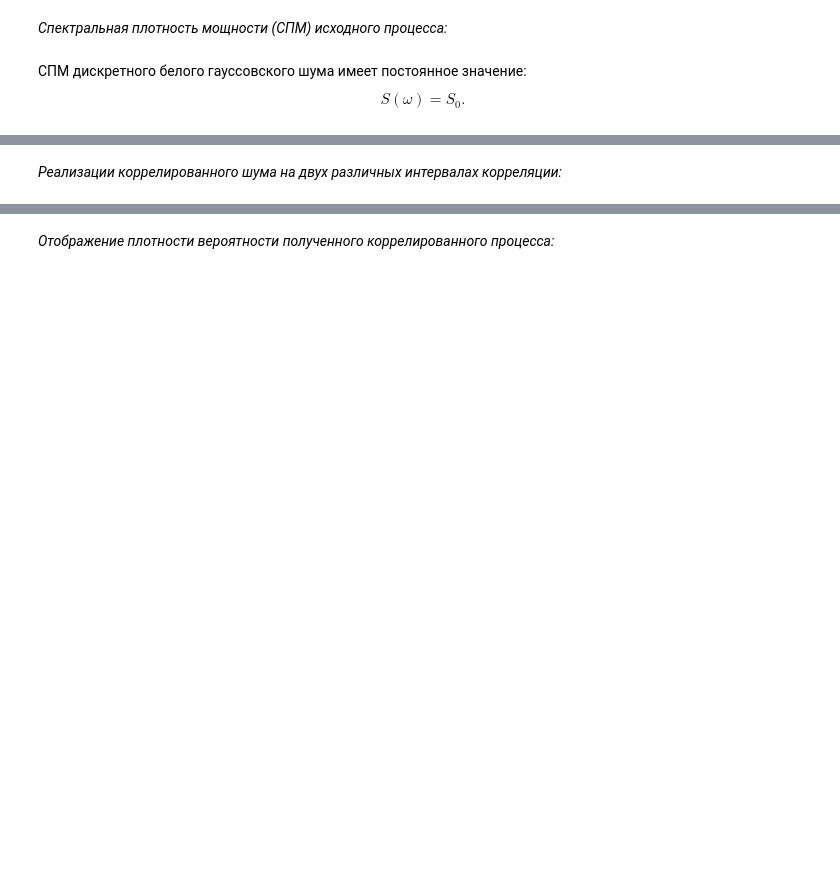
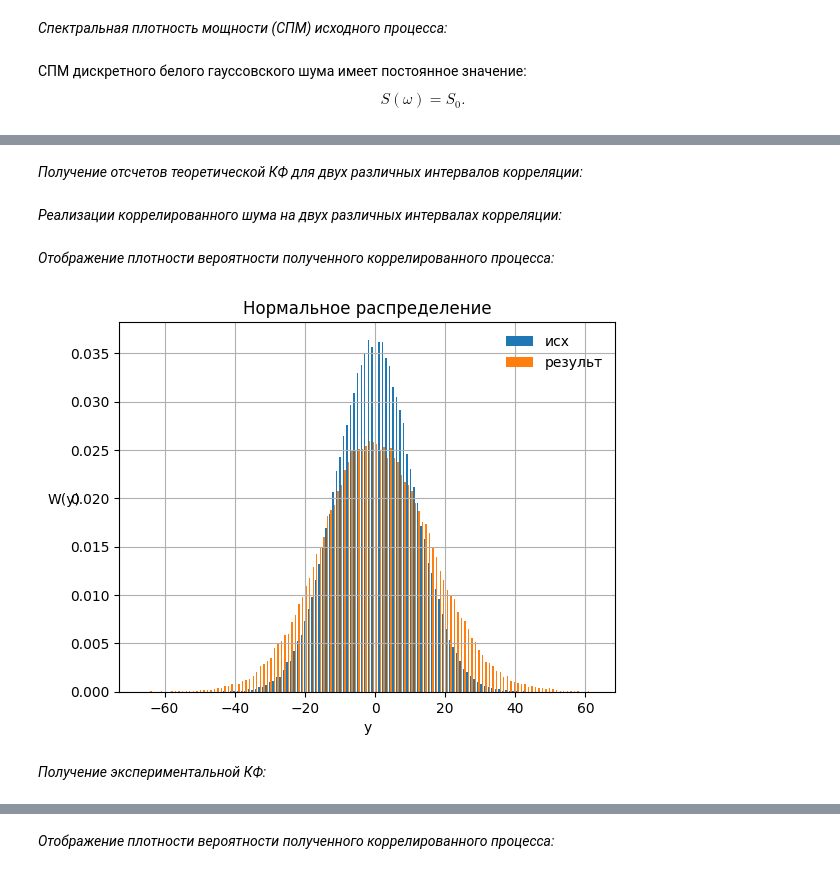
Before and after one commit to DmitryArtWorks/LabMRTS, a Jupyter notebook: lab2/template_2_var2.ipynb, the cells around one changed output, grey strips where cells are left out. Saved outputs shown, nothing was run; the diff lists cells and outputs as text; code cells hidden in the pictures; blank space fills up the shorter version.

```diff
--- a/lab2/template_2_var2.ipynb
+++ b/lab2/template_2_var2.ipynb
@@ -93,0 +91,5 @@ plot_SPD_DNWGN(rx_est, F_SAMPLING_MHZ, N_COUNTS)
+# %%
+ex_corr_int = 10    # интеравал корреляции, мкс
+r_fun_ex : Callable[[np.ndarray, int | float], np.ndarray] = lambda x, corr: np.exp(-2 * abs(x) / corr)  # КФ
+# %% [markdown]
+*Получение отсчетов теоретической КФ для двух различных интервалов корреляции:*
@@ -94,2 +100,14 @@ plot_SPD_DNWGN(rx_est, F_SAMPLING_MHZ, N_COUNTS)
 # %% [markdown]
 *Реализации коррелированного шума на двух различных интервалах корреляции:*
+# %%
+y_l1_ex = apply_corr_filter(X, TIME_WINDOW_US, r_fun_ex, ex_corr_int)    # коррелированный СП на заданном по варианту интервале корреляции
+y_l2_ex = apply_corr_filter(X, TIME_WINDOW_US, r_fun_ex, 2*ex_corr_int)    # коррелированный СП на удвоенном интервале корреляции
+# %% [markdown]
+*Отображение плотности вероятности полученного коррелированного процесса:*
+# %%
+# Плотность распределения коррелированного процесса
+plot_distrib([[X, 'исх'], [y_l1_ex, 'результ']], title='Нормальное распределение')
+# %% [output]
+[figure, added]
+# %% [markdown]
+*Получение экспериментальной КФ:*
```
Also changed, not shown: parts of 34 cells of this notebook, 6 other files.
